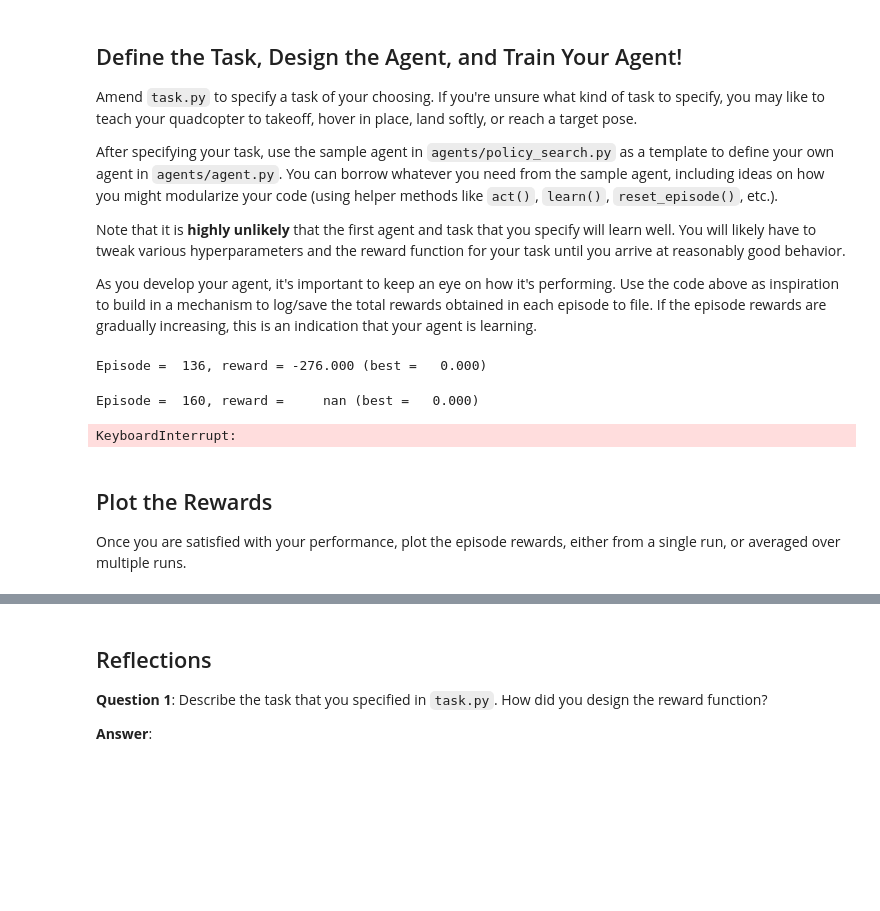
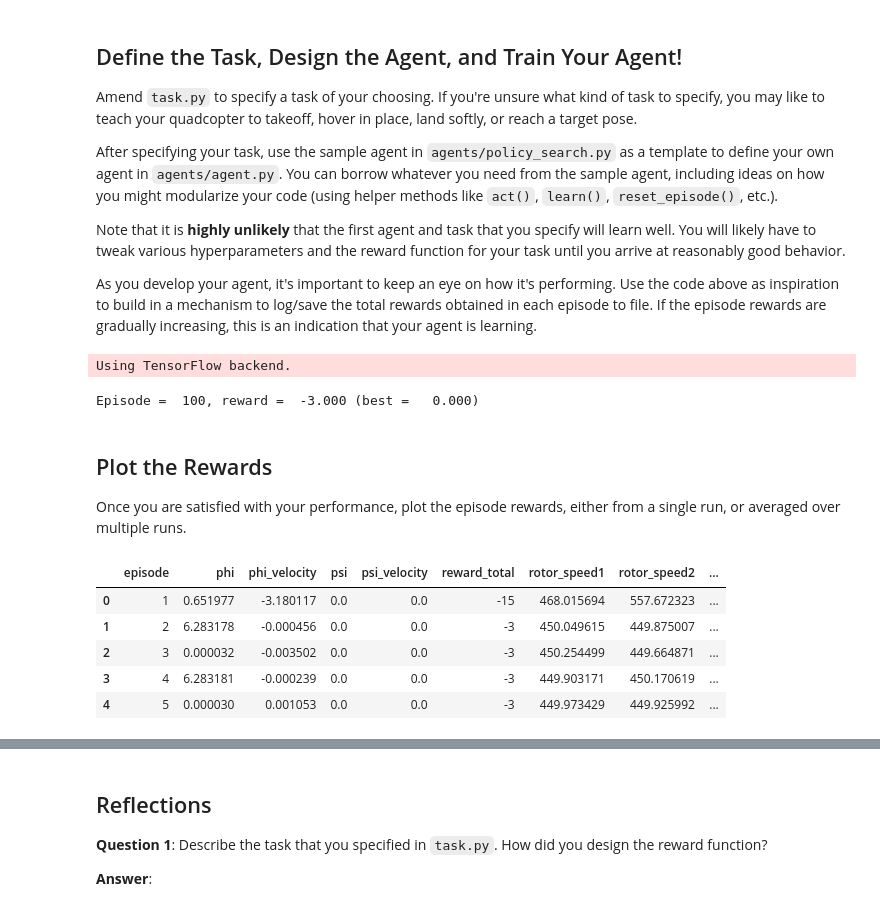
Before and after one commit to xchwan/Deep_learning_Final, a Jupyter notebook: Quadcopter_Project.ipynb, the cells around one changed output, grey strips where cells are left out. Drawn from its saved outputs; the diff is of its cells as text; code cells hidden in the pictures; blank space fills up the shorter version.

Commit message:
Modify to better learing data representation

```diff
--- a/Quadcopter_Project.ipynb
+++ b/Quadcopter_Project.ipynb
@@ -226,18 +226,18 @@ init_velocities = np.array([0., 0., 0.])         # initial velocities
 init_angle_velocities = np.array([0., 0., 0.])   # initial angle velocities
 file_output = 'take_off_data.txt'                # file name for saved results
 
-num_episodes = 1000
-target_pos = np.array([0., 0., 10.])
+num_episodes = 100
+target_pos = np.array([0., 0., 10., 0., 0, 0.])
 task = Task(target_pos=target_pos)
 agent = DDPG(task)
 
 # Setup
 task = Task(init_pose, init_velocities, init_angle_velocities, runtime)
 agent = DDPG(task)
-labels = ['time', 'x', 'y', 'z', 'phi', 'theta', 'psi', 'x_velocity',
+labels = ['episode', 'time', 'x', 'y', 'z', 'phi', 'theta', 'psi', 'x_velocity',
           'y_velocity', 'z_velocity', 'phi_velocity', 'theta_velocity',
           'psi_velocity', 'rotor_speed1', 'rotor_speed2', 'rotor_speed3',
-          'rotor_speed4', 'total_rewards', 'reward_total']
+          'rotor_speed4', 'reward_total']
 results = {x : [] for x in labels}
 
 # Run the simulation, and save the results.
@@ -245,31 +245,44 @@ with open(file_output, 'w') as csvfile:
     writer = csv.writer(csvfile)
     writer.writerow(labels)
     reward_best = 0
-    for i_episode in range(1, num_episodes+1):
+    for i_episodes in range(1, num_episodes+1):
         state = agent.reset_episode() # start a new episode
         reward_total = 0
         while True:
             action = agent.act(state)
             next_state, reward, done = task.step(action)
             reward_total += reward
-            #is this reasonable?? how to define reward to avoid minus too much
             if reward_total > reward_best:
                 reward_best = reward_total
             state = next_state
             agent.step(action, reward, next_state, done)
             if done:
+                to_write = [i_episodes] + [task.sim.time] + list(task.sim.pose) \
+                + list(task.sim.v) + list(task.sim.angular_v) + list(action) + [reward_total]
+                for ii in range(len(labels)):#<---
+                    results[labels[ii]].append(to_write[ii])
+                writer.writerow(to_write)
                 print("\rEpisode = {:4d}, reward = {:7.3f} (best = {:7.3f})".format(
-                    i_episode, reward, reward_best), end="")
+                    i_episodes, reward, reward_best), end="")
                 break
         sys.stdout.flush()
 # %% [output]
-Episode =  136, reward = -276.000 (best =   0.000)
+Using TensorFlow backend.
-Episode =  160, reward =     nan (best =   0.000)
+Episode =  100, reward =  -3.000 (best =   0.000)
-KeyboardInterrupt:
 # %% [markdown]
 ## Plot the Rewards
 
 Once you are satisfied with your performance, plot the episode rewards, either from a single run, or averaged over multiple runs.
+# %%
+import pandas as pd
+pd.DataFrame(results).head()
+# %% [output]
+|  | episode | phi | phi_velocity | psi | psi_velocity | reward_total | rotor_speed1 | rotor_speed2 | ... |
+| 0 | 1 | 0.651977 | -3.180117 | 0.0 | 0.0 | -15 | 468.015694 | 557.672323 | ... |
+| 1 | 2 | 6.283178 | -0.000456 | 0.0 | 0.0 | -3 | 450.049615 | 449.875007 | ... |
+| 2 | 3 | 0.000032 | -0.003502 | 0.0 | 0.0 | -3 | 450.254499 | 449.664871 | ... |
+| 3 | 4 | 6.283181 | -0.000239 | 0.0 | 0.0 | -3 | 449.903171 | 450.170619 | ... |
+| 4 | 5 | 0.000030 | 0.001053 | 0.0 | 0.0 | -3 | 449.973429 | 449.925992 | ... |
 # %%
 ## TODO: Plot the rewards.
 import matplotlib.pyplot as plt
```
Also changed, not shown: parts of 1 cell of this notebook.
